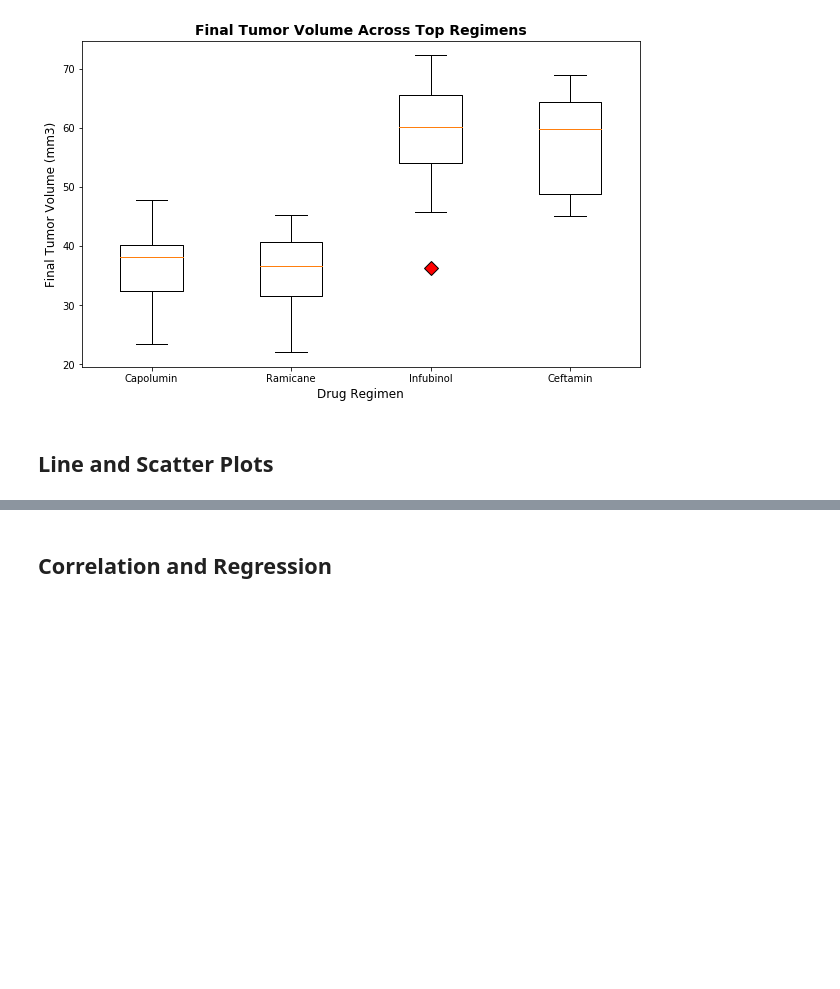
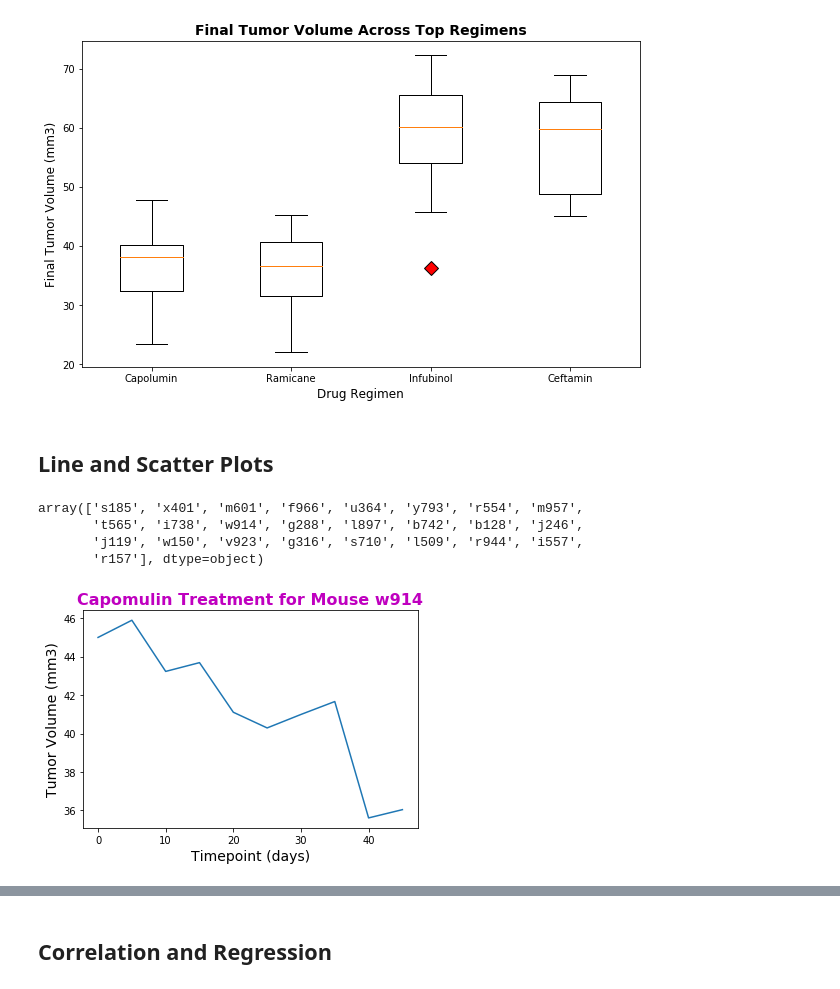
Before and after one commit to thundrakkon/UCI_Data_Homework, a Jupyter notebook: matplotlib-challenge/pymaceuticals_final.ipynb, the cells around one changed output, grey strips where cells are left out. Saved outputs shown, nothing was run; the diff lists cells and outputs as text; code cells hidden in the pictures; blank space fills up the shorter version.

Commit message:
Completed MatPlotLib Homework

```diff
--- a/matplotlib-challenge/pymaceuticals_final.ipynb
+++ b/matplotlib-challenge/pymaceuticals_final.ipynb
@@ -303,3 +311,13 @@ plt.show()
 ## Line and Scatter Plots
 # %%
 # Generate a line plot of time point versus tumor volume for a mouse treated with Capomulin
+
+#Pull in data for Capomulin
+capomulin_list_only = mouse_clean_whole[mouse_clean_whole['Drug Regimen'].isin(['Capomulin'])]
+#Identify Mouse ID to pick from
+capomulin_list_only['Mouse ID'].unique()
+# %% [output]
+array(['s185', 'x401', 'm601', 'f966', 'u364', 'y793', 'r554', 'm957',
+       't565', 'i738', 'w914', 'g288', 'l897', 'b742', 'b128', 'j246',
+       'j119', 'w150', 'v923', 'g316', 's710', 'l509', 'r944', 'i557',
+       'r157'], dtype=object)
@@ -307,0 +324,12 @@ plt.show()
+# %%
+# Picking 'w914' as sample mouse
+w914_list = mouse_clean_whole[mouse_clean_whole['Mouse ID'].isin(['w914'])]
+
+
+plt.plot(w914_list['Timepoint'], w914_list['Tumor Volume (mm3)'])
+plt.xlabel('Timepoint (days)', fontsize=14)
+plt.ylabel('Tumor Volume (mm3)', fontsize=14)
+plt.title('Capomulin Treatment for Mouse w914', fontsize=16, fontweight= 'bold', color='m')
+plt.show()
+# %% [output]
+[figure, added]
```
Also changed, not shown: parts of 7 cells of this notebook.
